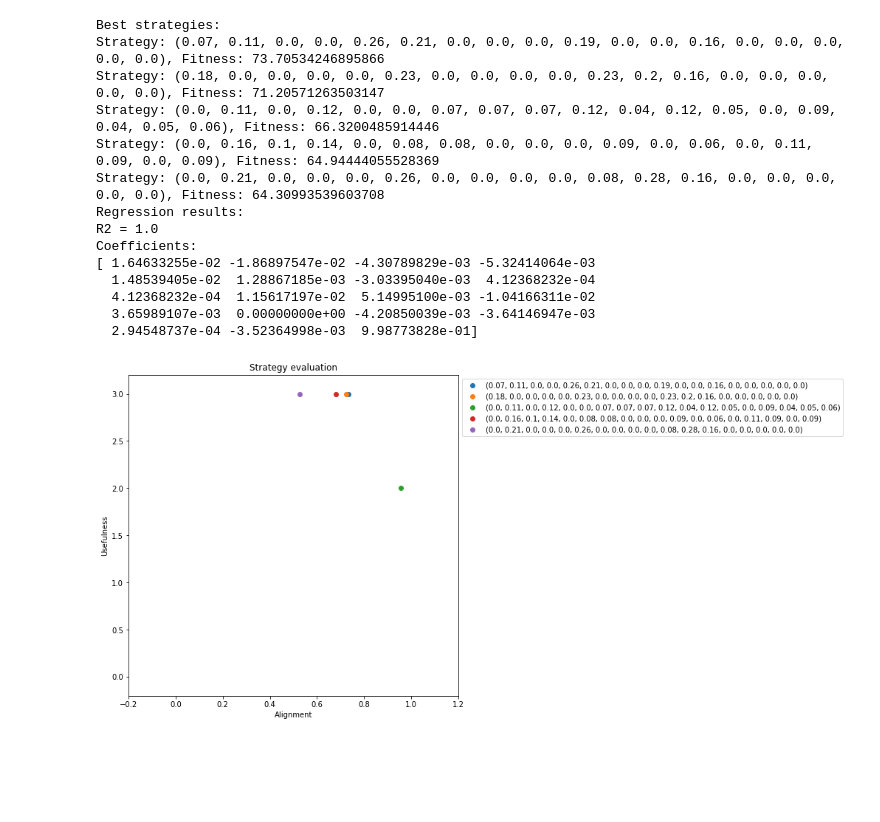
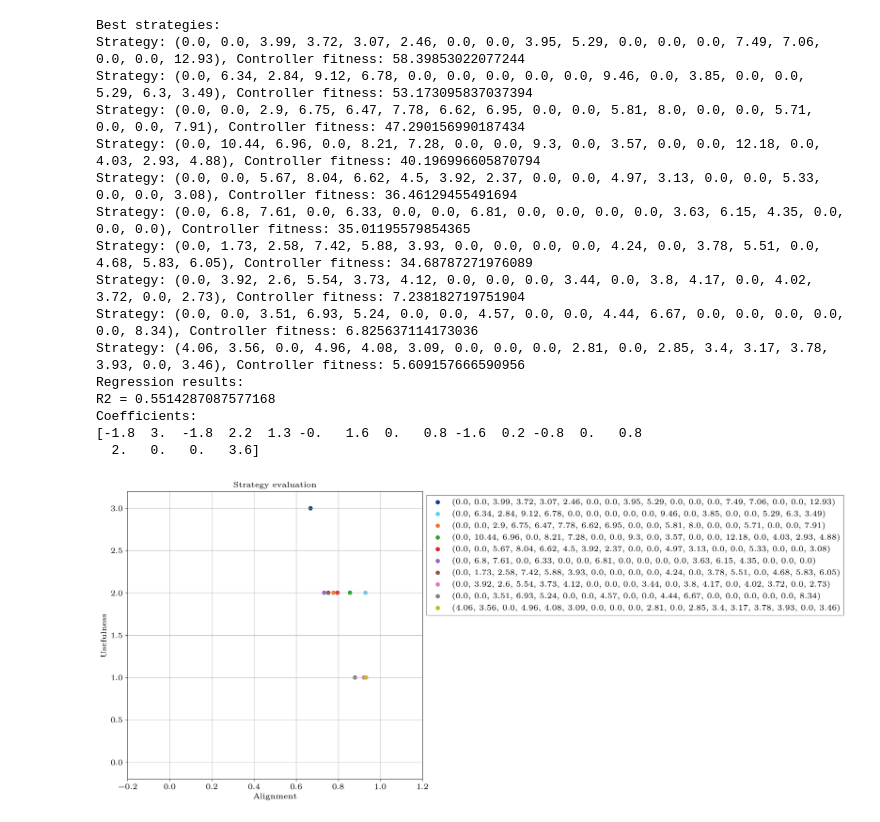
Before and after one commit to Tompolompo/AvidaAGI, a Jupyter notebook: AGIworkbook.ipynb, the cells around one changed output. Drawn from its saved outputs; the diff is of its cells as text; code cells hidden in the pictures; blank space fills up the shorter version.

```diff
--- a/AGIworkbook.ipynb
+++ b/AGIworkbook.ipynb
@@ -382,7 +354,8 @@ def compute_genome_probabilities(path, num_inst, scaling):
     if counts == 0: counts = 1
 
     if scaling == "mean":
-        pass
+        num_lines = sum(1 for line in open(path))
+        new_freqs = {key: new_freqs[key]/num_lines for key in new_freqs}
     elif scaling == "prob":
         new_freqs = {key: new_freqs[key]/counts for key in new_freqs}
 
@@ -403,8 +376,11 @@ def compute_strategy_fitness(run_name, strategy_or_genome, scaling):
     for m in range(M):
         for n in range(N):
             data = read_update_data(m,n,run_name)
-            fitness = phi_c(data["phi_0"][-1], data["phi_i"][-1])
-            alignment_score = alignment(data["phi_0"][-1], data["phi_i"][-1])
+            alignment_score = alignment_new(m, n, run_name=run_name, num_tasks=3, ref_bonus=[5,3,1], align_weight=10, align_range=4)
+            fitness = data["phi_0"][-1]*alignment_score
+            #fitness = read_meta_data(run_name=run_name)["phi_0_max"][m]*alignment_score
+            #print(f"m = {m}, n = {n}, updatefitness = {fitness1}, metafitness = {fitness}")
+
             tasks = [data['tasks'][i]/data["n_orgs"] for i in range(len(data["tasks"]))]
             useful_factor = np.sum([1 if t[-1]>0.5 else 0 for t in tasks])
             value = [fitness, alignment_score, useful_factor]
@@ -419,12 +395,15 @@ def compute_strategy_fitness(run_name, strategy_or_genome, scaling):
                 stratdict[stratdist] = value
                 countdict[stratdist] = 1
             else:
-                stratdict[stratdist] += value
+                stratdict[stratdist][0] += value[0]
+                stratdict[stratdist][1] += value[1]
+                stratdict[stratdist][2] += value[2]
                 countdict[stratdist] += 1
 
     for key in stratdict:
         stratdict[key][0] /= countdict[key]
         stratdict[key][1] /= countdict[key]
+        stratdict[key][2] /= countdict[key]
 
     #print("Sampling frequency:")
     #print(countdict.values())
@@ -440,7 +419,7 @@ def filter_best_strategies(k, strat_data):
 
     return data
 
-##### num tasks istället för sttrategy length
+
 def plot_strategy_evaluation(data, run_name, savefig=False):
     fig, ax = plt.subplots(1,1, figsize=(8,8))
     x_min=0.8; x_max=1.0; y_min=4; y_max=5.0
@@ -476,23 +455,29 @@ def generate_regression_data(stratdict, strategy_length):
 
 def produce_strategy_evaluation(run_name, strategy_limit, strategy_or_genome, scaling="mean", savefig=False):
     strategy_data, strategy_length = compute_strategy_fitness(run_name, strategy_or_genome, scaling)
-    strategy_data = filter_best_strategies(strategy_limit, strategy_data)
+    filtered_data = filter_best_strategies(strategy_limit, strategy_data)
+
+    sorted_dict = {}
+    sorted_keys = sorted(strategy_data, key=strategy_data.get, reverse=True)  # [1, 3, 2]
+    for w in sorted_keys:
+        sorted_dict[w] = strategy_data[w]
+    strategy_data = sorted_dict
 
     print("Best strategies:")
-    for key in strategy_data:
-        print(f"Strategy: {key}, Controller fitness: {strategy_data[key][0]}")
-    plot_strategy_evaluation(strategy_data, run_name, savefig)
+    for key in filtered_data:
+        print(f"Strategy: {key}, Controller fitness: {filtered_data[key][0]}")
+    plot_strategy_evaluation(filtered_data, run_name, savefig)
 
     reg_data = generate_regression_data(strategy_data, strategy_length)
    #reg_data.iloc[:,:].dropna(inplace=True)
-    X = reg_data.iloc[:,:-2]
+    X = reg_data.iloc[:,:-3]
    #y = reg_data[["alignment", "usefulness"]]
     y = reg_data["fitness"]
-    reg = LinearRegression().fit(X, y)
+    reg = Lasso().fit(X, y)
 
     print("Regression results:")
     print(f"R2 = {reg.score(X, y)}")
     print("Coefficients:")
-    print(reg.coef_)
+    print(reg.coef_.round(1))
 
     return strategy_data
@@ -630,24 +543,24 @@ Coefficients:
 # %%
-
-
 run_name = "cbuild/work/data/AGIdata/run"
-strategy_limit = 5
-scaling = "prob"
+strategy_limit = 10
+scaling = "mean"
 strategy_or_genome = "genome"
-data = produce_strategy_evaluation(run_name, strategy_limit, strategy_or_genome, scaling=scaling)
+data_gen = produce_strategy_evaluation(run_name, strategy_limit, strategy_or_genome, scaling=scaling)
 # %% [output]
 Best strategies:
-Strategy: (0.07, 0.11, 0.0, 0.0, 0.26, 0.21, 0.0, 0.0, 0.0, 0.19, 0.0, 0.0, 0.16, 0.0, 0.0, 0.0, 0.0, 0.0), Fitness: 73.70534246895866
-Strategy: (0.18, 0.0, 0.0, 0.0, 0.0, 0.23, 0.0, 0.0, 0.0, 0.0, 0.23, 0.2, 0.16, 0.0, 0.0, 0.0, 0.0, 0.0), Fitness: 71.20571263503147
-Strategy: (0.0, 0.11, 0.0, 0.12, 0.0, 0.0, 0.07, 0.07, 0.07, 0.12, 0.04, 0.12, 0.05, 0.0, 0.09, 0.04, 0.05, 0.06), Fitness: 66.3200485914446
-Strategy: (0.0, 0.16, 0.1, 0.14, 0.0, 0.08, 0.08, 0.0, 0.0, 0.0, 0.09, 0.0, 0.06, 0.0, 0.11, 0.09, 0.0, 0.09), Fitness: 64.94444055528369
-Strategy: (0.0, 0.21, 0.0, 0.0, 0.0, 0.26, 0.0, 0.0, 0.0, 0.0, 0.08, 0.28, 0.16, 0.0, 0.0, 0.0, 0.0, 0.0), Fitness: 64.30993539603708
+Strategy: (0.0, 0.0, 3.99, 3.72, 3.07, 2.46, 0.0, 0.0, 3.95, 5.29, 0.0, 0.0, 0.0, 7.49, 7.06, 0.0, 0.0, 12.93), Controller fitness: 58.39853022077244
+Strategy: (0.0, 6.34, 2.84, 9.12, 6.78, 0.0, 0.0, 0.0, 0.0, 0.0, 9.46, 0.0, 3.85, 0.0, 0.0, 5.29, 6.3, 3.49), Controller fitness: 53.173095837037394
+Strategy: (0.0, 0.0, 2.9, 6.75, 6.47, 7.78, 6.62, 6.95, 0.0, 0.0, 5.81, 8.0, 0.0, 0.0, 5.71, 0.0, 0.0, 7.91), Controller fitness: 47.290156990187434
+Strategy: (0.0, 10.44, 6.96, 0.0, 8.21, 7.28, 0.0, 0.0, 9.3, 0.0, 3.57, 0.0, 0.0, 12.18, 0.0, 4.03, 2.93, 4.88), Controller fitness: 40.196996605870794
+Strategy: (0.0, 0.0, 5.67, 8.04, 6.62, 4.5, 3.92, 2.37, 0.0, 0.0, 4.97, 3.13, 0.0, 0.0, 5.33, 0.0, 0.0, 3.08), Controller fitness: 36.46129455491694
+Strategy: (0.0, 6.8, 7.61, 0.0, 6.33, 0.0, 0.0, 6.81, 0.0, 0.0, 0.0, 0.0, 3.63, 6.15, 4.35, 0.0, 0.0, 0.0), Controller fitness: 35.01195579854365
+Strategy: (0.0, 1.73, 2.58, 7.42, 5.88, 3.93, 0.0, 0.0, 0.0, 0.0, 4.24, 0.0, 3.78, 5.51, 0.0, 4.68, 5.83, 6.05), Controller fitness: 34.68787271976089
+Strategy: (0.0, 3.92, 2.6, 5.54, 3.73, 4.12, 0.0, 0.0, 0.0, 3.44, 0.0, 3.8, 4.17, 0.0, 4.02, 3.72, 0.0, 2.73), Controller fitness: 7.238182719751904
+Strategy: (0.0, 0.0, 3.51, 6.93, 5.24, 0.0, 0.0, 4.57, 0.0, 0.0, 4.44, 6.67, 0.0, 0.0, 0.0, 0.0, 0.0, 8.34), Controller fitness: 6.825637114173036
+Strategy: (4.06, 3.56, 0.0, 4.96, 4.08, 3.09, 0.0, 0.0, 0.0, 2.81, 0.0, 2.85, 3.4, 3.17, 3.78, 3.93, 0.0, 3.46), Controller fitness: 5.609157666590956
 Regression results:
-R2 = 1.0
+R2 = 0.5514287087577168
 Coefficients:
-[ 1.64633255e-02 -1.86897547e-02 -4.30789829e-03 -5.32414064e-03
-  1.48539405e-02  1.28867185e-03 -3.03395040e-03  4.12368232e-04
-  4.12368232e-04  1.15617197e-02  5.14995100e-03 -1.04166311e-02
-  3.65989107e-03  0.00000000e+00 -4.20850039e-03 -3.64146947e-03
-  2.94548737e-04 -3.52364998e-03  9.98773828e-01]
+[-1.8  3.  -1.8  2.2  1.3 -0.   1.6  0.   0.8 -1.6  0.2 -0.8  0.   0.8
+  2.   0.   0.   3.6]
-[figure, old version]
+[figure, new version]
```
Also changed, not shown: parts of 10 cells of this notebook, 9 other files.
